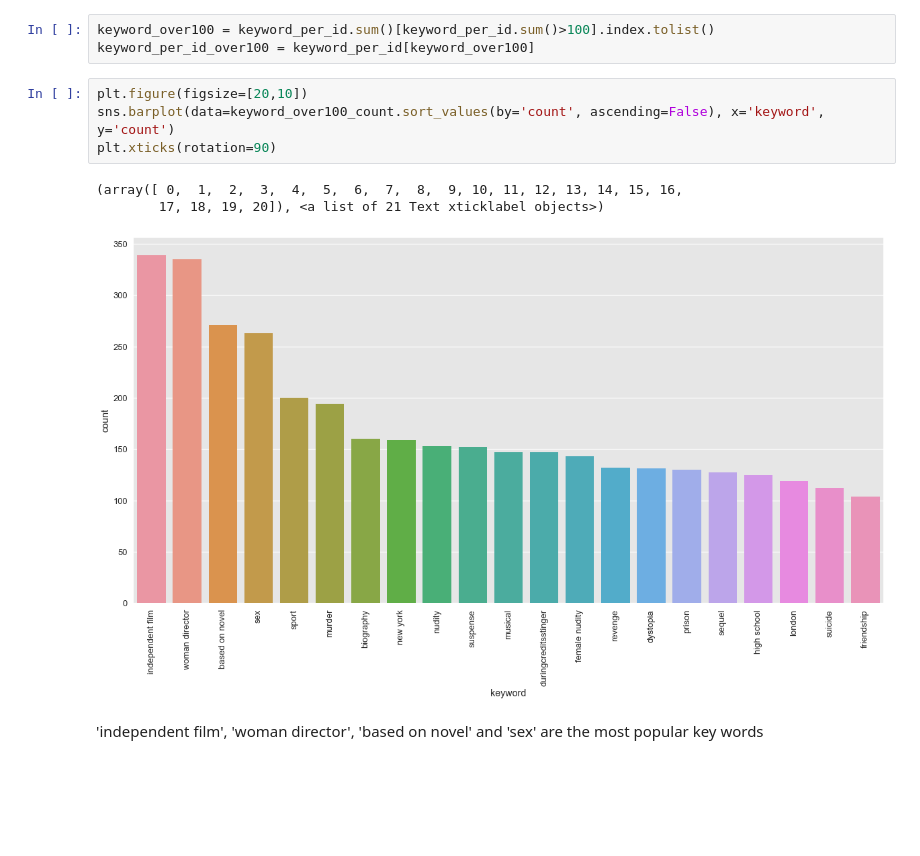
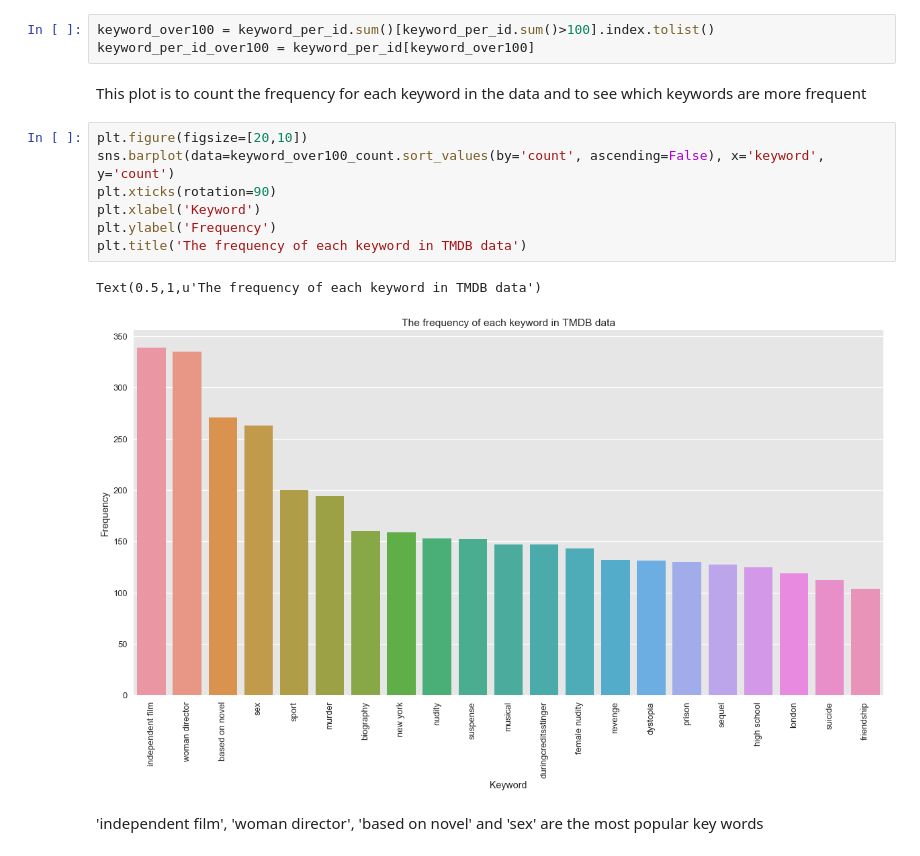
Before and after one commit to hankzhu4291/tmdb-movie, a Jupyter notebook: tmdb-movie-investigation.ipynb, the cells around one changed output. Saved outputs shown, nothing was run; the diff lists cells and outputs as text; blank space fills up the shorter version.

```diff
--- a/tmdb-movie-investigation.ipynb
+++ b/tmdb-movie-investigation.ipynb
@@ -359,14 +391,18 @@ keyword_over100_count['keyword'] = keyword_over100_count.index
 # %%
 keyword_over100 = keyword_per_id.sum()[keyword_per_id.sum()>100].index.tolist()
 keyword_per_id_over100 = keyword_per_id[keyword_over100]
+# %% [markdown]
+This plot is to count the frequency for each keyword in the data and to see which keywords are more frequent
 # %%
 plt.figure(figsize=[20,10])
 sns.barplot(data=keyword_over100_count.sort_values(by='count', ascending=False), x='keyword', y='count')
 plt.xticks(rotation=90)
+plt.xlabel('Keyword')
+plt.ylabel('Frequency')
+plt.title('The frequency of each keyword in TMDB data')
 # %% [output]
-(array([ 0,  1,  2,  3,  4,  5,  6,  7,  8,  9, 10, 11, 12, 13, 14, 15, 16,
-        17, 18, 19, 20]), <a list of 21 Text xticklabel objects>)
+Text(0.5,1,u'The frequency of each keyword in TMDB data')
-[figure, old version]
+[figure, new version]
 # %% [markdown]
 'independent film', 'woman director', 'based on novel' and 'sex' are the most popular key words
 # %% [markdown]
```
Also changed, not shown: parts of 23 cells of this notebook, 1 other file.
